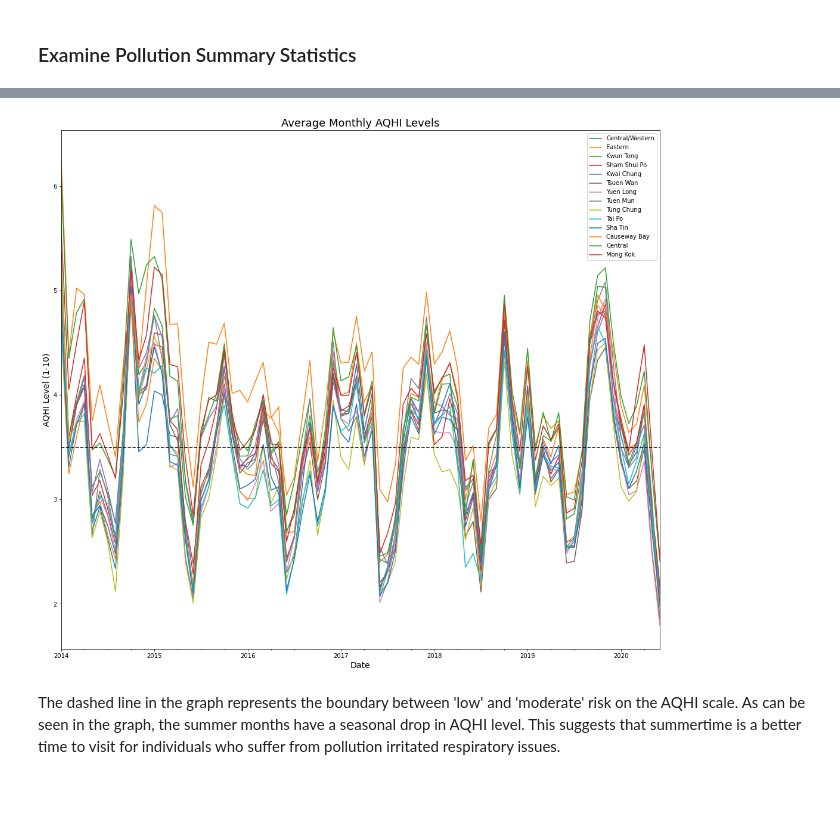
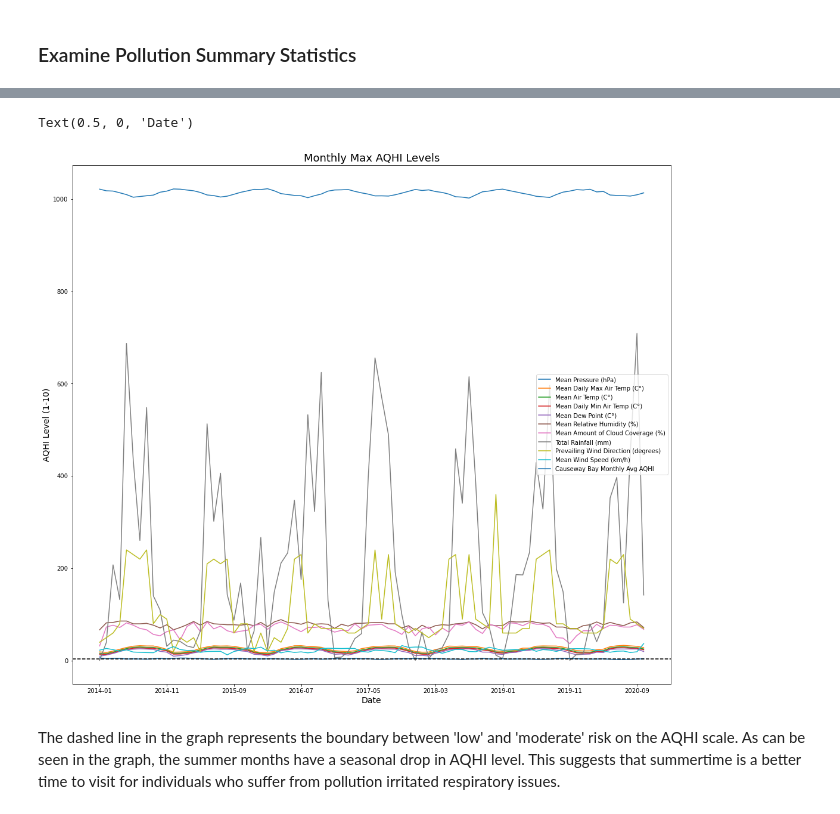
Before and after one commit to taflor/HongKongPollution, a Jupyter notebook: HongKongPollution/notebooks/2.1_HK_Pollution_Weather_EDA.ipynb, the cells around one changed output, grey strips where cells are left out. Saved outputs shown, nothing was run; the diff lists cells and outputs as text; code cells hidden in the pictures.

Commit message:
Compute monthly weather averages, join weather and pollution data, plot timeseries of pollution and weather

```diff
--- a/HongKongPollution/notebooks/2.1_HK_Pollution_Weather_EDA.ipynb
+++ b/HongKongPollution/notebooks/2.1_HK_Pollution_Weather_EDA.ipynb
@@ -28,7 +61,7 @@ print(parent)
 # %%
 # Create raw data path by getting parent directory of current working directory and appending data/processed
 parent_path = os.path.dirname(path)
-processeddata_path = os.path.join(parent_path, 'data', 'interim')
-print(processeddata_path)
+data_path = os.path.join(parent_path, 'data', 'interim')
+print(data_path)
 # %% [output]
 /Users/tiffanyflor/Dropbox/MyProjects/HongKongPollution/HongKongPollution/data/interim
@@ -37,3 +81,3 @@ print(processeddata_path)
 # %%
-max_pollution = pd.read_csv(processeddata_path+'/daily_max_pollution.csv',index_col=0)
+df = pd.read_csv(data_path+'/joined_weather_pollution_all_districts.csv',index_col=0)
 # %%
@@ -65,0 +130,12 @@ See the caveats in the documentation: https://pandas.pydata.org/pandas-docs/stab
+# %%
+cwb_df = df[['Mean Pressure (hPa)', 'Mean Daily Max Air Temp (C°)',
+       'Mean Air Temp (C°)', 'Mean Daily Min Air Temp (C°)',
+       'Mean Dew Point (C°)', 'Mean Relative Humidity (%)',
+       'Mean Amount of Cloud Coverage (%)', 'Total Rainfall (mm)',
+       'Prevailing Wind Direction (degrees)', 'Mean Wind Speed (km/h)','Causeway Bay']]
+cwb_df.columns = ['Mean Pressure (hPa)', 'Mean Daily Max Air Temp (C°)',
+       'Mean Air Temp (C°)', 'Mean Daily Min Air Temp (C°)',
+       'Mean Dew Point (C°)', 'Mean Relative Humidity (%)',
+       'Mean Amount of Cloud Coverage (%)', 'Total Rainfall (mm)',
+       'Prevailing Wind Direction (degrees)', 'Mean Wind Speed (km/h)','Causeway Bay Monthly Avg AQHI']
+cwb_df.head()
@@ -78,7 +161,7 @@ aqhi_mapper = {1.0:'Low',
                10.0:'Very High',
                11.0:'Serious'}
 
-mong_kok_poll['AQHI Health Risk']=mong_kok_poll['Daily Max AQHI'].map(aqhi_mapper)
+cwb_df['Causeway Bay AQHI Rating']= round(cwb_df['Causeway Bay Monthly Avg AQHI']).map(aqhi_mapper)
 # %% [output]
 A value is trying to be set on a copy of a slice from a DataFrame.
 Try using .loc[row_indexer,col_indexer] = value instead
@@ -230,12 +250,13 @@ monthly_avg.head()
 # %%
-fig= monthly_avg.plot(figsize=(18,16)).get_figure()
-plt.title('Average Monthly AQHI Levels', size=18)
+fig= cwb_df.plot(figsize=(18,16)).get_figure()
+plt.title('Monthly Max AQHI Levels', size=18)
 plt.axhline(y=3.5, color='black', linestyle='--')
 plt.ylabel('AQHI Level (1-10)', size=14)
 plt.xlabel('Date', size=14)
 
-fig.savefig(parent+'/visualizations/Average_monthly_aqhi_timeseries_all_districts.jpg')
+#fig.savefig(parent+'/visualizations/Average_monthly_aqhi_timeseries_all_districts.jpg')
 # %% [output]
+Text(0.5, 0, 'Date')
-[figure, old version]
+[figure, new version]
 # %% [markdown]
 The dashed line in the graph represents the boundary between 'low' and 'moderate' risk on the AQHI scale. As can be seen in the graph, the summer months have a seasonal drop in AQHI level. This suggests that summertime is a better time to visit for individuals who suffer from pollution irritated respiratory issues.
```
Also changed, not shown: parts of 39 cells of this notebook, 8 other files.
